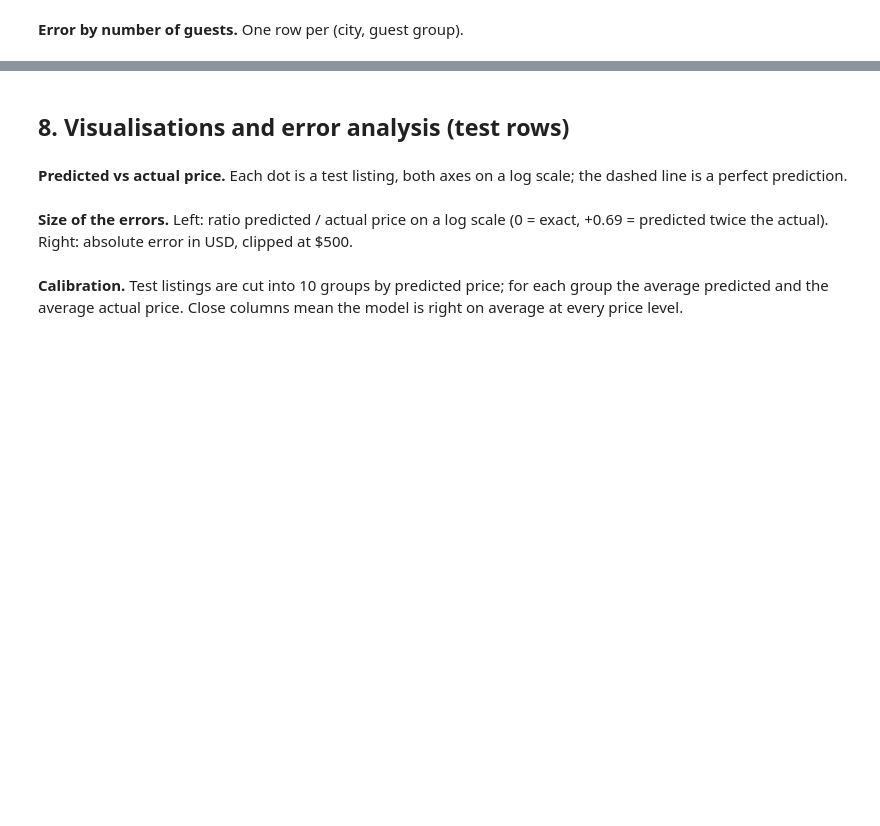
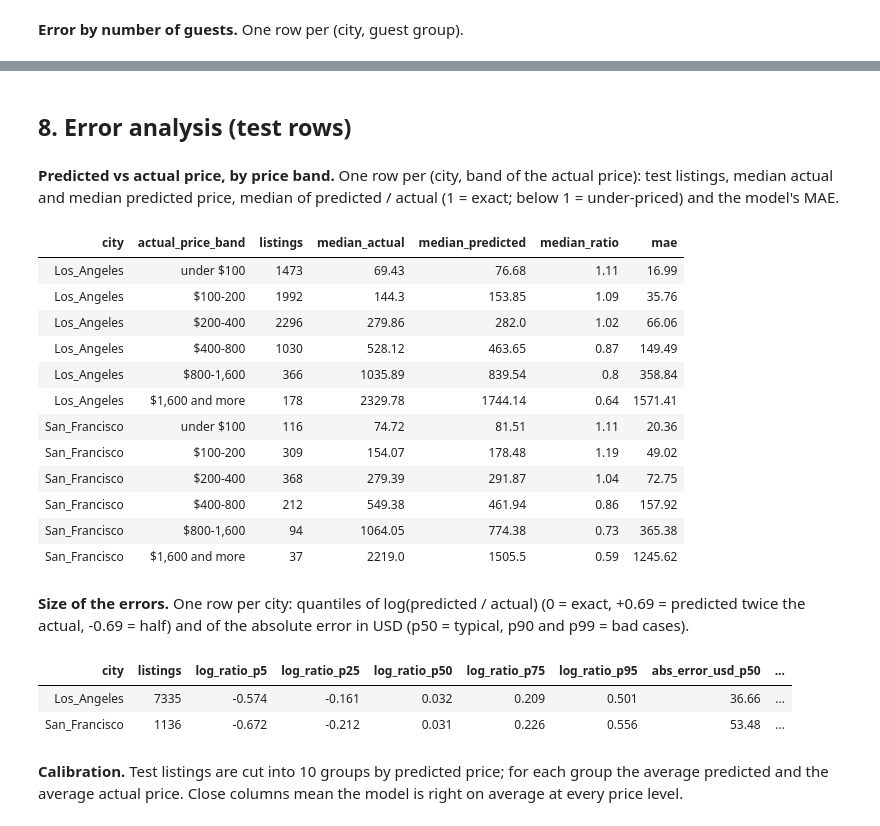
Before and after one commit to yuriibobas/PizzaByte_group_assignment_2, a Jupyter notebook: notebooks/price_model.ipynb, the cells around one changed output, grey strips where cells are left out. Saved outputs shown, nothing was run; the diff lists cells and outputs as text; code cells hidden in the pictures; blank space fills up the shorter version.

```diff
--- a/notebooks/price_model.ipynb
+++ b/notebooks/price_model.ipynb
@@ -251,4 +392,2 @@ display(pm.mae_by(test_scored, ["city", "guests"], PRED).round(2))
 # %% [markdown]
-## 8. Visualisations and error analysis (test rows)
+## 8. Error analysis (test rows)
-# %% [markdown]
-**Predicted vs actual price.** Each dot is a test listing, both axes on a log scale; the dashed line is a perfect prediction.
@@ -264,2 +394,26 @@ plt.tight_layout(); plt.show()
+# %% [markdown]
+**Predicted vs actual price, by price band.** One row per (city, band of the actual price): test listings, median actual and median predicted price, median of predicted / actual (1 = exact; below 1 = under-priced) and the model's MAE.
+# %%
+d = test_scored[test_scored.error_usd.notna()].copy()
+d["actual_price_band"] = pd.cut(d["actual_price"], [0, 100, 200, 400, 800, 1600, 1e9],
+                                labels=["under $100", "$100-200", "$200-400", "$400-800", "$800-1,600", "$1,600 and more"])
+d["ratio_pred_to_actual"] = d["predicted_price"] / d["actual_price"]
+display(d.groupby(["city", "actual_price_band"], observed=True).agg(
+    listings=("id", "size"), median_actual=("actual_price", "median"), median_predicted=("predicted_price", "median"),
+    median_ratio=("ratio_pred_to_actual", "median"), mae=("abs_error_usd", "mean")).round(2).reset_index())
+# %% [output]
+| city | actual_price_band | listings | median_actual | median_predicted | median_ratio | mae |
+| Los_Angeles | under $100 | 1473 | 69.43 | 76.68 | 1.11 | 16.99 |
+| Los_Angeles | $100-200 | 1992 | 144.3 | 153.85 | 1.09 | 35.76 |
+| Los_Angeles | $200-400 | 2296 | 279.86 | 282.0 | 1.02 | 66.06 |
+| Los_Angeles | $400-800 | 1030 | 528.12 | 463.65 | 0.87 | 149.49 |
+| Los_Angeles | $800-1,600 | 366 | 1035.89 | 839.54 | 0.8 | 358.84 |
+| Los_Angeles | $1,600 and more | 178 | 2329.78 | 1744.14 | 0.64 | 1571.41 |
+| San_Francisco | under $100 | 116 | 74.72 | 81.51 | 1.11 | 20.36 |
+| San_Francisco | $100-200 | 309 | 154.07 | 178.48 | 1.19 | 49.02 |
+| San_Francisco | $200-400 | 368 | 279.39 | 291.87 | 1.04 | 72.75 |
+| San_Francisco | $400-800 | 212 | 549.38 | 461.94 | 0.86 | 157.92 |
+| San_Francisco | $800-1,600 | 94 | 1064.05 | 774.38 | 0.73 | 365.38 |
+| San_Francisco | $1,600 and more | 37 | 2219.0 | 1505.5 | 0.59 | 1245.62 |
 # %% [markdown]
-**Size of the errors.** Left: ratio predicted / actual price on a log scale (0 = exact, +0.69 = predicted twice the actual). Right: absolute error in USD, clipped at $500.
+**Size of the errors.** One row per city: quantiles of log(predicted / actual) (0 = exact, +0.69 = predicted twice the actual, -0.69 = half) and of the absolute error in USD (p50 = typical, p90 and p99 = bad cases).
@@ -276,3 +420,19 @@ plt.tight_layout(); plt.show()
+# %%
+d = test_scored[test_scored.error_usd.notna()].copy()
+d["log_ratio"] = np.log(d["predicted_price"] / d["actual_price"])
+rows = []
+for city, g in d.groupby("city"):
+    r = {"city": city, "listings": len(g)}
+    for p in (0.05, 0.25, 0.5, 0.75, 0.95):
+        r[f"log_ratio_p{int(p * 100)}"] = g["log_ratio"].quantile(p)
+    for p in (0.5, 0.9, 0.99):
+        r[f"abs_error_usd_p{int(p * 100)}"] = g["abs_error_usd"].quantile(p)
+    rows.append(r)
+display(pd.DataFrame(rows).round(3))
+# %% [output]
+| city | listings | log_ratio_p5 | log_ratio_p25 | log_ratio_p50 | log_ratio_p75 | log_ratio_p95 | abs_error_usd_p50 | ... |
+| Los_Angeles | 7335 | -0.574 | -0.161 | 0.032 | 0.209 | 0.501 | 36.66 | ... |
+| San_Francisco | 1136 | -0.672 | -0.212 | 0.031 | 0.226 | 0.556 | 53.48 | ... |
 # %% [markdown]
 **Calibration.** Test listings are cut into 10 groups by predicted price; for each group the average predicted and the average actual price. Close columns mean the model is right on average at every price level.
 # %%
```
Also changed, not shown: parts of 34 cells of this notebook, 2 other files.
